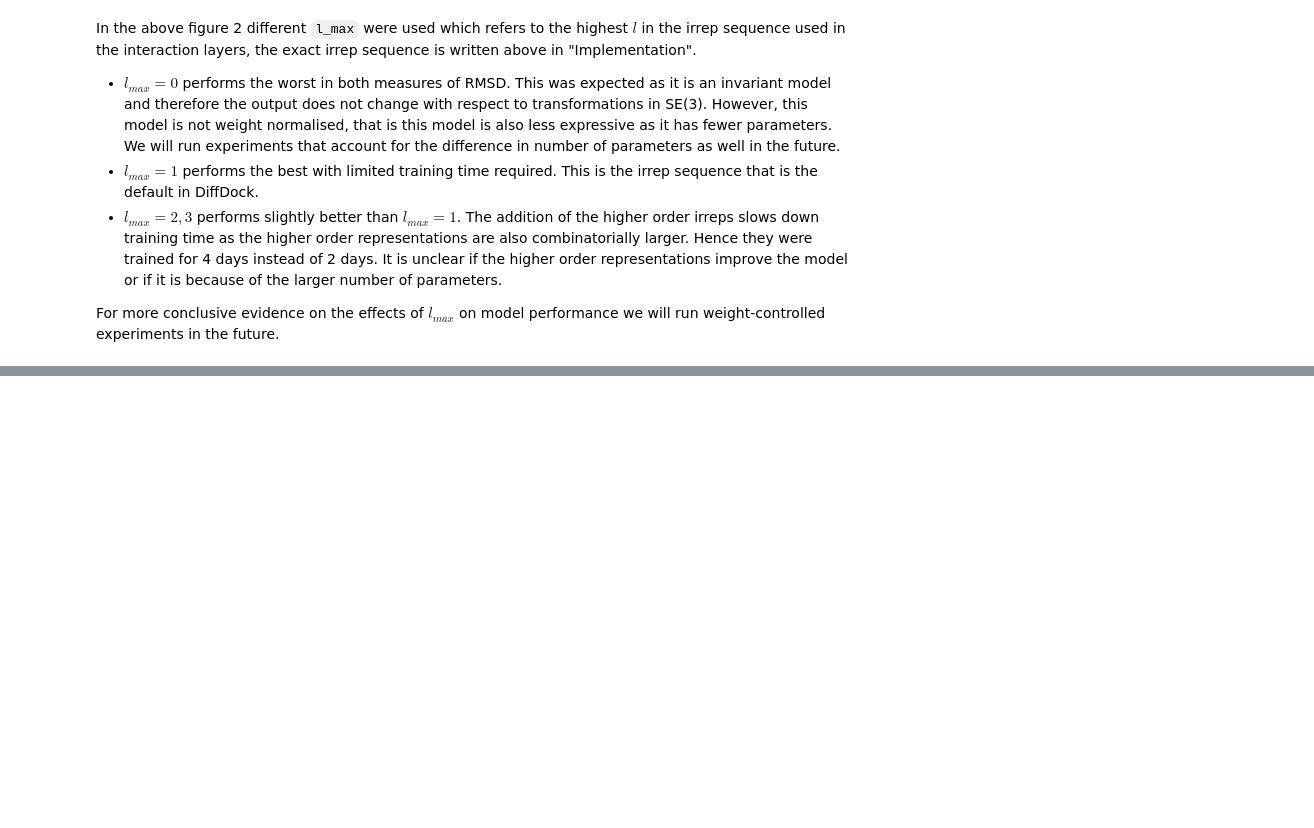
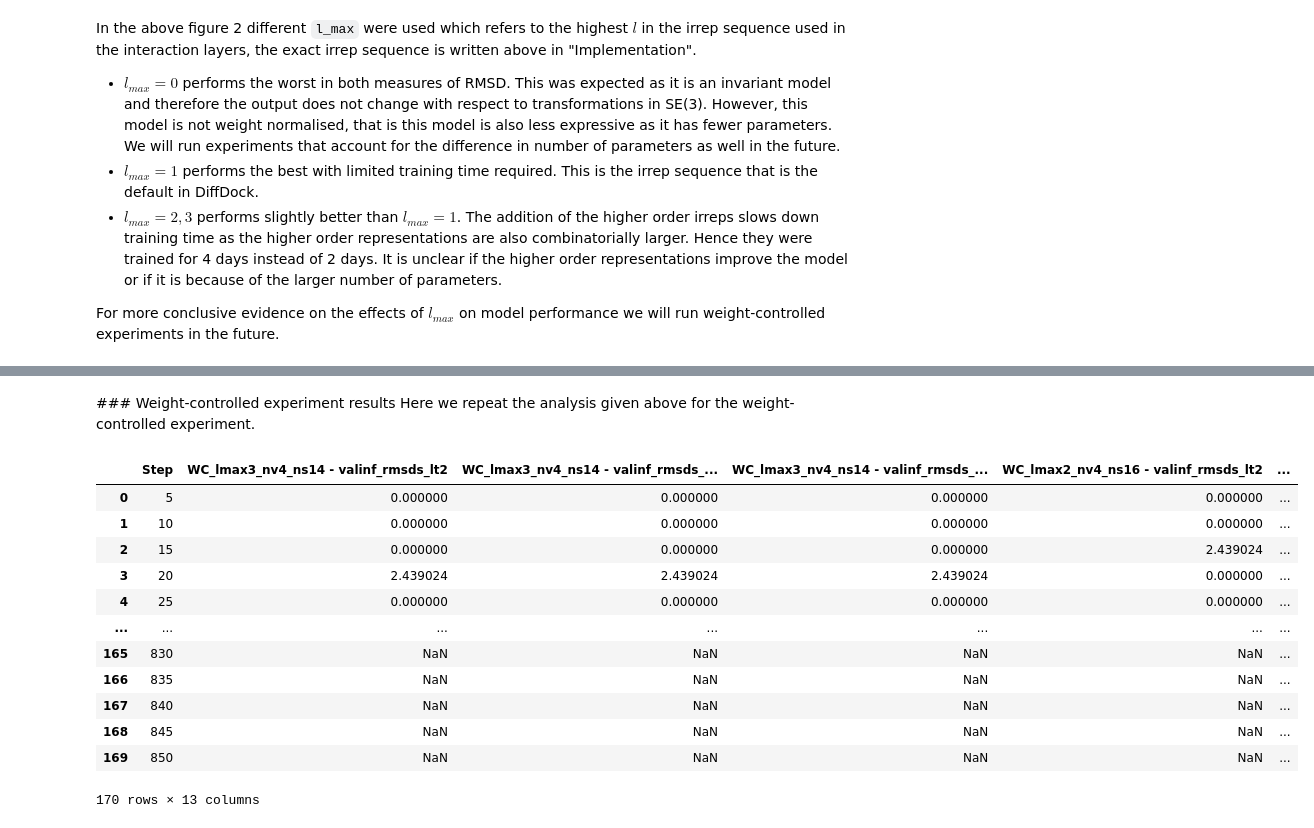
Before and after one commit to tomcobley/DiffDockExperiments, a Jupyter notebook: computational_essay_draft.ipynb, the cells around one changed output, grey strips where cells are left out. Cells and saved outputs as stored; diff of their text form; code cells hidden in the pictures; blank space fills up the shorter version.

```diff
--- a/computational_essay_draft.ipynb
+++ b/computational_essay_draft.ipynb
@@ -554,0 +685,20 @@ For more conclusive evidence on the effects of $l_{max}$ on model performance we
+# %% [markdown]
+### Weight-controlled experiment results
+Here we repeat the analysis given above for the weight-controlled experiment.
+# %%
+valinf_rmsds_lt2 = pd.read_csv('results/weight_controlled/wandb_export_valinf_rmsds_lt2.csv')
+valinf_rmsds_lt2
+# %% [output]
+|  | Step | WC_lmax3_nv4_ns14 - valinf_rmsds_lt2 | WC_lmax3_nv4_ns14 - valinf_rmsds_... | WC_lmax3_nv4_ns14 - valinf_rmsds_... | WC_lmax2_nv4_ns16 - valinf_rmsds_lt2 | ... |
+| 0 | 5 | 0.000000 | 0.000000 | 0.000000 | 0.000000 | ... |
+| 1 | 10 | 0.000000 | 0.000000 | 0.000000 | 0.000000 | ... |
+| 2 | 15 | 0.000000 | 0.000000 | 0.000000 | 2.439024 | ... |
+| 3 | 20 | 2.439024 | 2.439024 | 2.439024 | 0.000000 | ... |
+| 4 | 25 | 0.000000 | 0.000000 | 0.000000 | 0.000000 | ... |
+| ... | ... | ... | ... | ... | ... | ... |
+| 165 | 830 | NaN | NaN | NaN | NaN | ... |
+| 166 | 835 | NaN | NaN | NaN | NaN | ... |
+| 167 | 840 | NaN | NaN | NaN | NaN | ... |
+| 168 | 845 | NaN | NaN | NaN | NaN | ... |
+| 169 | 850 | NaN | NaN | NaN | NaN | ... |
+170 rows × 13 columns
```
Also changed, not shown: parts of 14 cells of this notebook.
